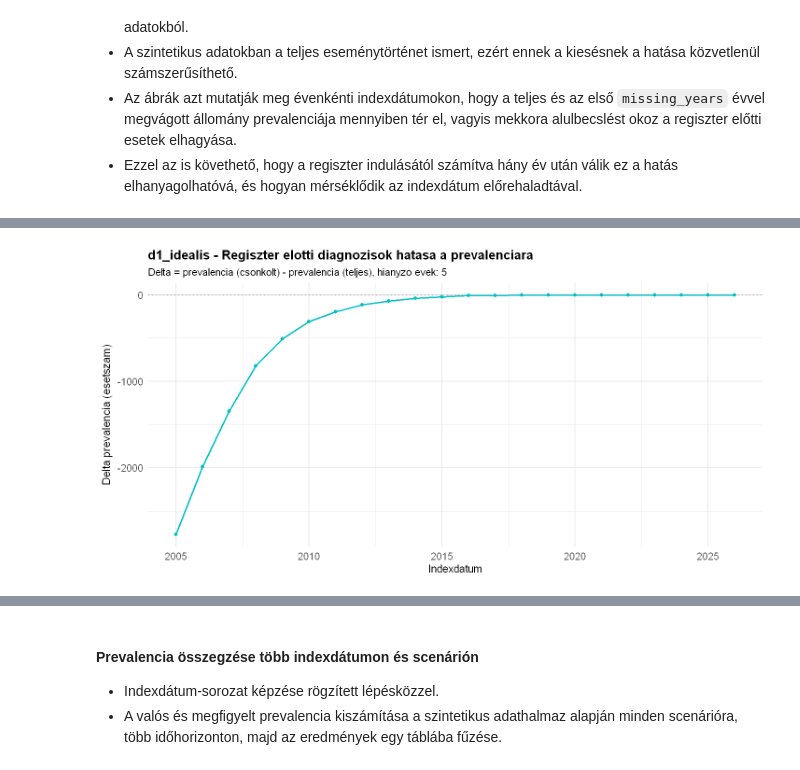
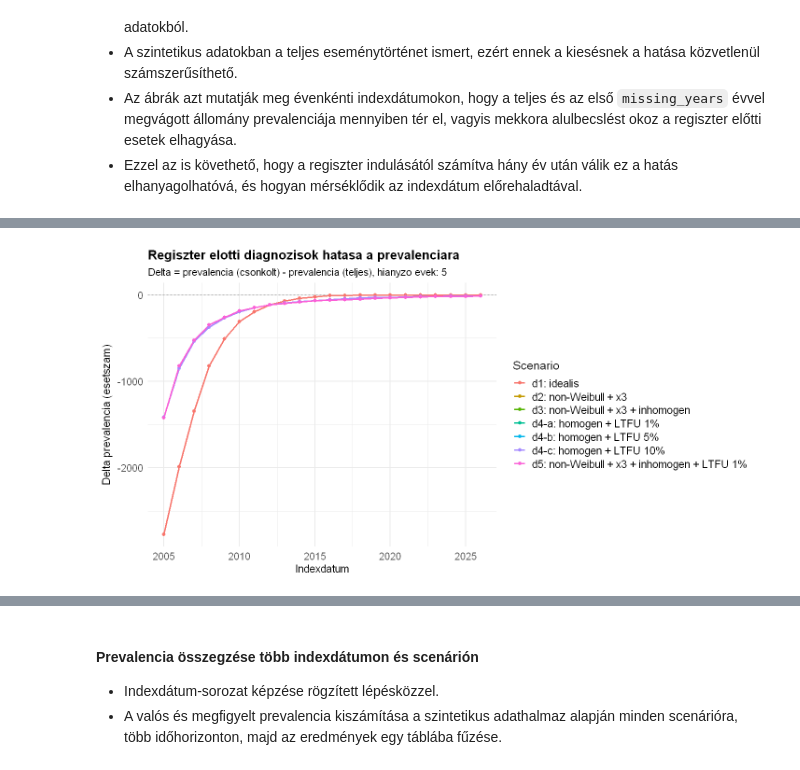
Before and after one commit to lrado1/rprev-ext, a Jupyter notebook: notebooks/performance-evaluation.ipynb, the cells around one changed output, grey strips where cells are left out. Saved outputs shown, nothing was run; the diff lists cells and outputs as text; code cells hidden in the pictures.

Commit message:
Update performance evaluation notebook

```diff
--- a/notebooks/performance-evaluation.ipynb
+++ b/notebooks/performance-evaluation.ipynb
@@ -199,8 +188,8 @@ params <- list(
 
   # Kovariánsok generálása
   p_x1 = 0.42,
-  beta_a_x1 = c(3.4, 2.9),
-  beta_b_x1 = c(2.8, 3.6),
+  beta_a_x1 = c(3.5, 3.0),
+  beta_b_x1 = c(3.0, 3.5),
   x2_range = c(20, 90),
   x3_mu = c(-0.2, 0.5, 0.03),
   x3_sd = 1.2,
@@ -219,7 +208,7 @@ params <- list(
 )
 
 # Különböző paraméterscenáriók definiálása, és szcenáriónkénti felülírások az alapparaméterekhez
-# d1: idealis, d2: non-Weibull + x3, d3: inhomogen, d4-a/b/c: homogen + LTFU, d5: inhomogen + LTFU 1%
+# d1: idealis, d2: non-Weibull + x3, d3: non-Weibull + x3 + inhomogen, d4-a/b/c: homogen + LTFU, d5: non-Weibull + x3 + inhomogen + LTFU 1%
 scenario_overrides <- list(
   d1 = list(
     gg_q = 1.0,
@@ -260,8 +249,7 @@ scenario_overrides <- list(
     gg_b = c(-1.3, 0.035, 1.7),
     x3_mu = c(-0.2, 0.5, 0.03),
     inc_g = -0.01,
-    p_ltfu = 0.01,
-    seed = 20260214
+    p_ltfu = 0.01
   )
 
 )
@@ -586,7 +570,7 @@ plot_yearly_diagnosis_counts <- function(data_list) {
       arrange(year)
 
     # Ábra: éves esetszám + nemlineáris (LOESS) trend
-    ggplot(inc_counts, aes(x = year)) +
+    p <- ggplot(inc_counts, aes(x = year)) +
       geom_line(aes(y = n, color = "Éves esetszám"), linewidth = 1) +
       geom_point(aes(y = n, color = "Éves esetszám"), size = 2) +
       geom_smooth(aes(y = n, color = "LOESS trend"),
@@ -599,6 +583,9 @@ plot_yearly_diagnosis_counts <- function(data_list) {
         y = "Esetszám",
         color = NULL
       )
+
+    print(p)
+    p
   })
 
   # Kimenet: név szerinti ábralista
@@ -612,11 +599,11 @@ incidence_plots <- plot_yearly_diagnosis_counts(
   list(
     "d1: idealis" = df_eda_d1_idealis,
     "d2: non-Weibull + x3" = df_eda_d2_nonweibull_x3,
-    "d3: inhomogen" = df_eda_d3_nonweibull_x3_inhomogen,
+    "d3: non-Weibull + x3 + inhomogen" = df_eda_d3_nonweibull_x3_inhomogen,
     "d4-a: homogen + LTFU 1%" = df_eda_d4_a_homogen_ltfu_1,
     "d4-b: homogen + LTFU 5%" = df_eda_d4_b_homogen_ltfu_5,
     "d4-c: homogen + LTFU 10%" = df_eda_d4_c_homogen_ltfu_10,
-    "d5: inhomogen + LTFU 1%" = df_eda_d5_inhomogen_ltfu_1
+    "d5: non-Weibull + x3 + inhomogen + LTFU 1%" = df_eda_d5_inhomogen_ltfu_1
   )
 )
 
@@ -1044,64 +1036,70 @@ invisible(lapply(names(ltfu_plots), function(nm) ltfu_plots[[nm]]))
 - Az ábrák azt mutatják meg évenkénti indexdátumokon, hogy a teljes és az első `missing_years` évvel megvágott állomány prevalenciája mennyiben tér el, vagyis mekkora alulbecslést okoz a regiszter előtti esetek elhagyása.
 - Ezzel az is követhető, hogy a regiszter indulásától számítva hány év után válik ez a hatás elhanyagolhatóvá, és hogyan mérséklődik az indexdátum előrehaladtával.
 # %%
-pre_registry_impact <- function(data_list, missing_years = 10, col = analysis_config$colors$main) {
-  # Idősoros ábrázoláshoz használt plotméret
+pre_registry_impact <- function(data_list, missing_years = 10, selected_datasets = names(data_list)) {
+  # Idosoros abrazolashoz hasznalt plotmeret
   set_plot_size(analysis_config$plot_size$timeseries[1], analysis_config$plot_size$timeseries[2])
 
-  # Szcenáriónkénti kiértékelés
-  out <- lapply(names(data_list), function(nm) {
+  # A kivalasztott scenariok egy kozos tablaba fuzese
+  tab_all <- do.call(rbind, lapply(selected_datasets, function(nm) {
     df <- data_list[[nm]]
 
-    # Dátumok és vágási pont
     d_diag <- as.Date(df$diagnosis_date_D)
     d_evt <- as.Date(df$true_event_date_F_true)
     d_fu <- as.Date(df$last_followup_date_F)
     cut_start <- as.Date(sprintf("%s-01-01", as.integer(format(min(d_diag, na.rm = TRUE), "%Y")) + missing_years))
     index_dates <- seq(cut_start, as.Date(sprintf("%s-01-01", format(max(d_fu, na.rm = TRUE), "%Y"))), by = "year")
 
-    # Delta számítása a teljes és a megvágott állomány között
     tab <- do.call(rbind, lapply(index_dates, function(idx) {
       prev_full <- sum(d_diag <= idx & d_evt > idx, na.rm = TRUE)
       prev_cut <- sum(d_diag >= cut_start & d_diag <= idx & d_evt > idx, na.rm = TRUE)
       data.frame(idx = idx, prev_full = prev_full, prev_cut = prev_cut, delta = prev_cut - prev_full)
     }))
 
-    # Ábra és tábla
-    p <- ggplot2::ggplot(tab, ggplot2::aes(x = idx, y = delta)) +
-      ggplot2::geom_hline(yintercept = 0, linetype = "dashed", color = analysis_config$colors$neutral) +
-      ggplot2::geom_line(color = col, linewidth = 1.1) +
-      ggplot2::geom_point(color = col, size = 2) +
-      notebook_theme(base_size = analysis_config$base_size$standard) +
-      ggplot2::labs(
-        title = paste0(nm, " - Regiszter elotti diagnozisok hatasa a prevalenciara"),
-        subtitle = paste0("Delta = prevalencia (csonkolt) - prevalencia (teljes), hianyzo evek: ", missing_years),
-        x = "Indexdatum",
-        y = "Delta prevalencia (esetszam)"
-      )
+    tab$scenario <- nm
+    tab
+  }))
 
-    # Ábra és összefoglaló tábla megjelenítése
-    print(p)
-    print(knitr::kable(tab, digits = 1))
-    list(table = tab, plot = p)
-  })
+  # Kozos abra a kivalasztott scenariokra
+  p <- ggplot2::ggplot(tab_all, ggplot2::aes(x = idx, y = delta, color = scenario)) +
+    ggplot2::geom_hline(yintercept = 0, linetype = "dashed", color = analysis_config$colors$neutral) +
+    ggplot2::geom_line(linewidth = 1.1) +
+    ggplot2::geom_point(size = 2) +
+    notebook_theme(base_size = analysis_config$base_size$standard) +
+    ggplot2::labs(
+      title = "Regiszter elotti diagnozisok hatasa a prevalenciara",
+      subtitle = paste0("Delta = prevalencia (csonkolt) - prevalencia (teljes), hianyzo evek: ", missing_years),
+      x = "Indexdatum",
+      y = "Delta prevalencia (esetszam)",
+      color = "Scenario"
+    )
 
-  # Eredmények visszaadása scenáriónévenként
-  names(out) <- names(data_list)
-  invisible(out)
+  print(p)
+  print(knitr::kable(tab_all, digits = 1))
+  invisible(list(table = tab_all, plot = p))
 }
 
-# A vizsgált scenáriók kiértékelése azonos vágási szabállyal
+# A vizsgalt scenariok kozos kiertekelese azonos vagasi szaballyal
 pre_reg_impact_results <- pre_registry_impact(
   list(
     "d1: idealis" = df_eda_d1_idealis,
     "d2: non-Weibull + x3" = df_eda_d2_nonweibull_x3,
-    "d3: inhomogen" = df_eda_d3_nonweibull_x3_inhomogen,
+    "d3: non-Weibull + x3 + inhomogen" = df_eda_d3_nonweibull_x3_inhomogen,
     "d4-a: homogen + LTFU 1%" = df_eda_d4_a_homogen_ltfu_1,
     "d4-b: homogen + LTFU 5%" = df_eda_d4_b_homogen_ltfu_5,
     "d4-c: homogen + LTFU 10%" = df_eda_d4_c_homogen_ltfu_10,
-    "d5: inhomogen + LTFU 1%" = df_eda_d5_inhomogen_ltfu_1
+    "d5: non-Weibull + x3 + inhomogen + LTFU 1%" = df_eda_d5_inhomogen_ltfu_1
   ),
-  missing_years = 5
+  missing_years = 5,
+  selected_datasets = c(
+    "d1: idealis",
+    "d2: non-Weibull + x3",
+    "d3: non-Weibull + x3 + inhomogen",
+    "d4-a: homogen + LTFU 1%",
+    "d4-b: homogen + LTFU 5%",
+    "d4-c: homogen + LTFU 10%",
+    "d5: non-Weibull + x3 + inhomogen + LTFU 1%"
+  )
 )
 # write.csv(pre_reg_impact_results$table, "prevalence_summary.csv", row.names = FALSE)
 # %% [output]
@@ -1125 +1123 @@ pre_reg_impact_results <- pre_registry_impact(
-[figure, old version]
+[figure, new version]
```
Also changed, not shown: parts of 27 cells of this notebook.
